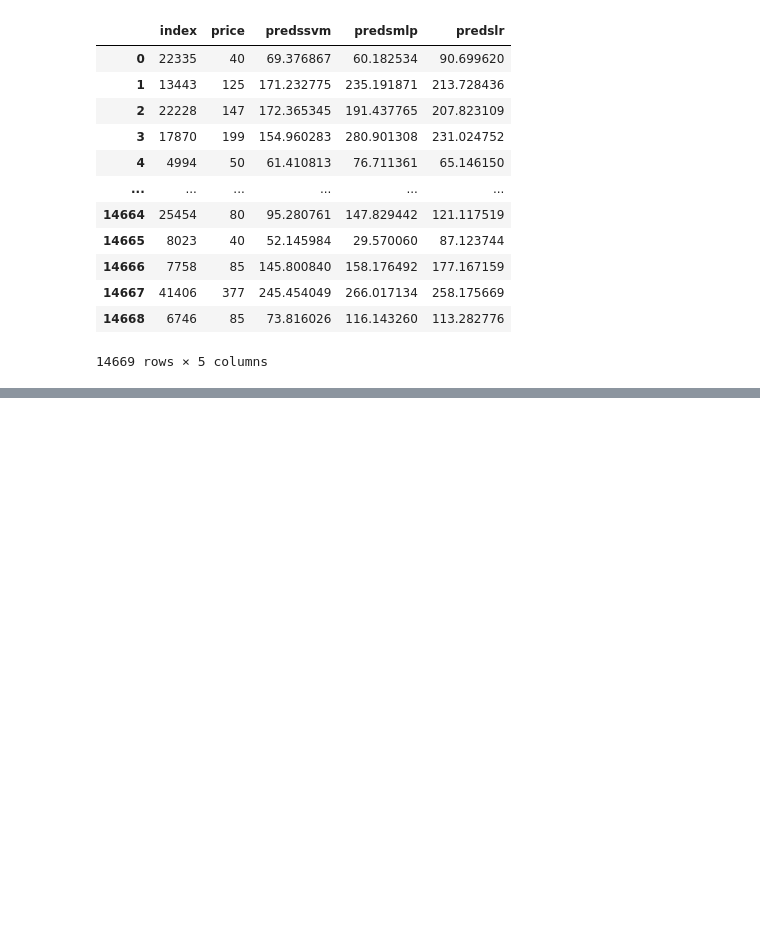
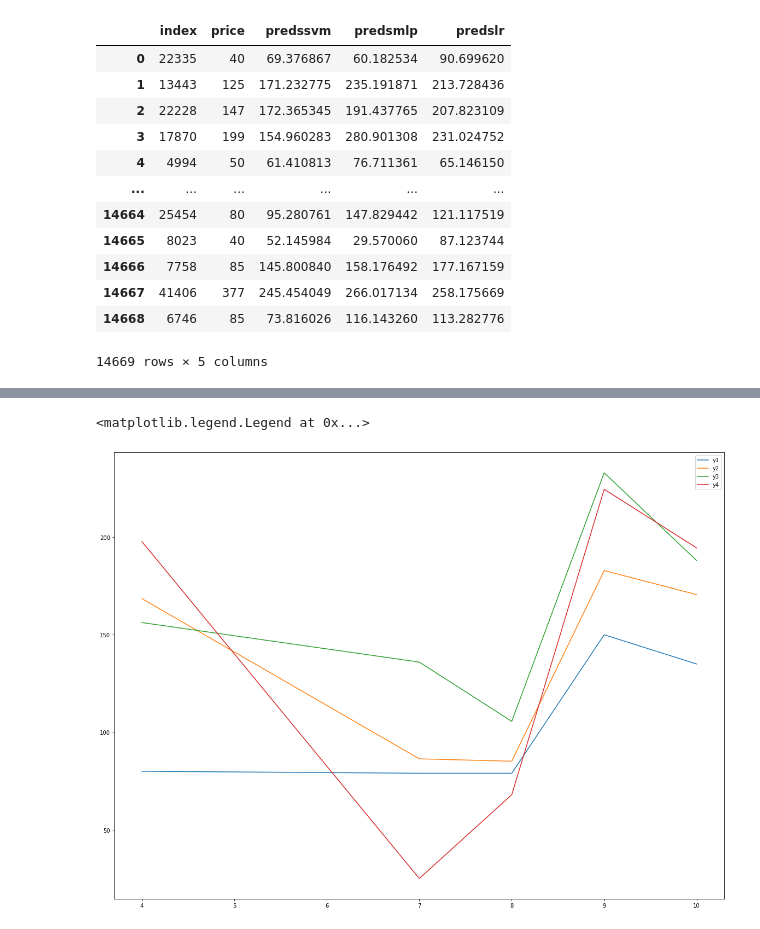
Before and after one commit to ReneBCurcio/Projetos_de_Data_Science, a Jupyter notebook: Airbnb_NYC.ipynb, the cells around one changed output, grey strips where cells are left out. Cells and saved outputs as stored; diff of their text form; code cells hidden in the pictures; blank space fills up the shorter version.

```diff
--- a/Airbnb_NYC.ipynb
+++ b/Airbnb_NYC.ipynb
@@ -303,0 +301,12 @@ y_grafico
+# %%
+y_grafico = y_grafico.sort_values(by='index', ascending=True)
+# %%
+fig, ax = plt.subplots(figsize=(20,15))
+plt.plot(y_grafico['index'][0:5], y_grafico['price'][0:5], label='y1')
+plt.plot(y_grafico['index'][0:5], y_grafico['predssvm'][0:5], label='y2')
+plt.plot(y_grafico['index'][0:5], y_grafico['predsmlp'][0:5], label='y3')
+plt.plot(y_grafico['index'][0:5], y_grafico['predslr'][0:5], label='y4')
+plt.legend()
+# %% [output]
+<matplotlib.legend.Legend at 0x...>
+[figure, added]
```
Also changed, not shown: parts of 3 cells of this notebook.
